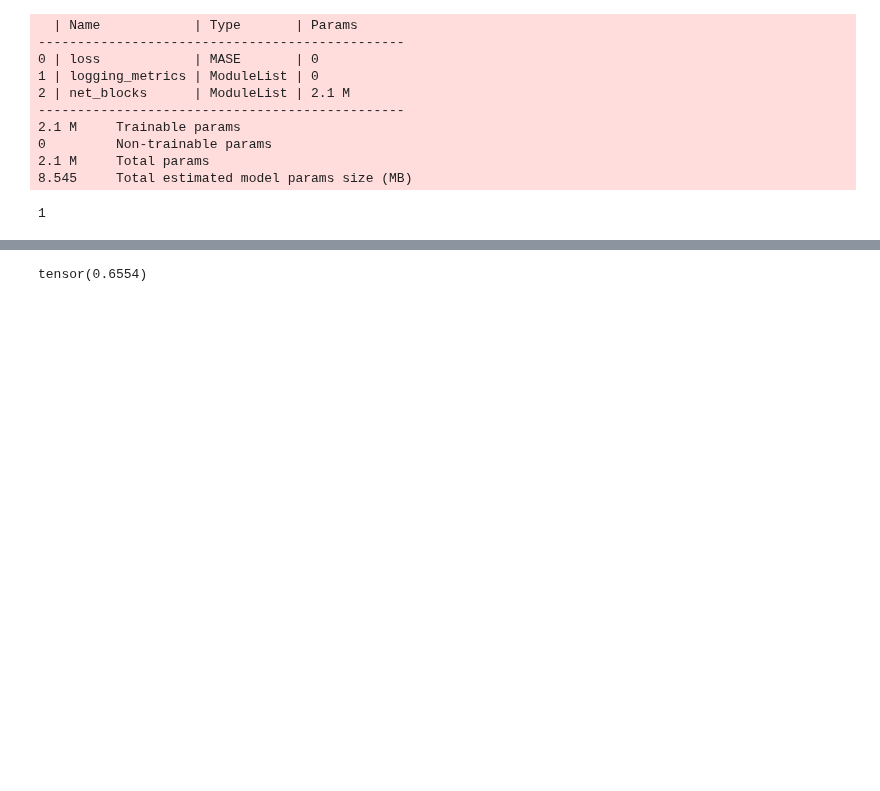
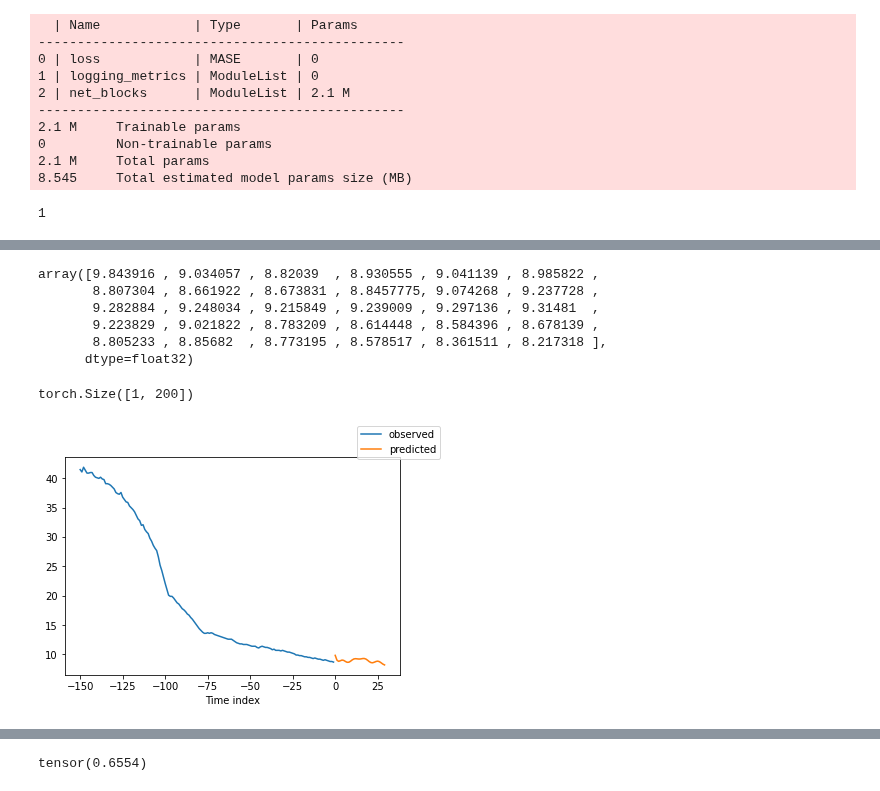
Before and after one commit to neuralprophet/neural_prophet_lightning, a Jupyter notebook: project_notebooks/nbeats.ipynb, the cells around one changed output, grey strips where cells are left out. Cells and saved outputs as stored; diff of their text form; code cells hidden in the pictures; blank space fills up the shorter version.

```diff
--- a/project_notebooks/nbeats.ipynb
+++ b/project_notebooks/nbeats.ipynb
@@ -586,0 +642,3 @@ trainer.fit(
+# %%
+max_encoder_length
+n_historic_predictions = 20
@@ -586,0 +720,9 @@ trainer.fit(
+# %%
+y_predicted.detach().numpy()#.shape
+# %% [output]
+array([9.843916 , 9.034057 , 8.82039  , 8.930555 , 9.041139 , 8.985822 ,
+       8.807304 , 8.661922 , 8.673831 , 8.8457775, 9.074268 , 9.237728 ,
+       9.282884 , 9.248034 , 9.215849 , 9.239009 , 9.297136 , 9.31481  ,
+       9.223829 , 9.021822 , 8.783209 , 8.614448 , 8.584396 , 8.678139 ,
+       8.805233 , 8.85682  , 8.773195 , 8.578517 , 8.361511 , 8.217318 ],
+      dtype=float32)
@@ -586,0 +732,8 @@ trainer.fit(
+# %%
+new_raw_predictions['prediction'].shape
+# %% [output]
+torch.Size([1, 200])
+# %%
+net.plot_prediction(new_x, new_raw_predictions, idx=0, show_future_observed=False);
+# %% [output]
+[figure, added]
```
Also changed, not shown: parts of 38 cells of this notebook, 3 other files.
